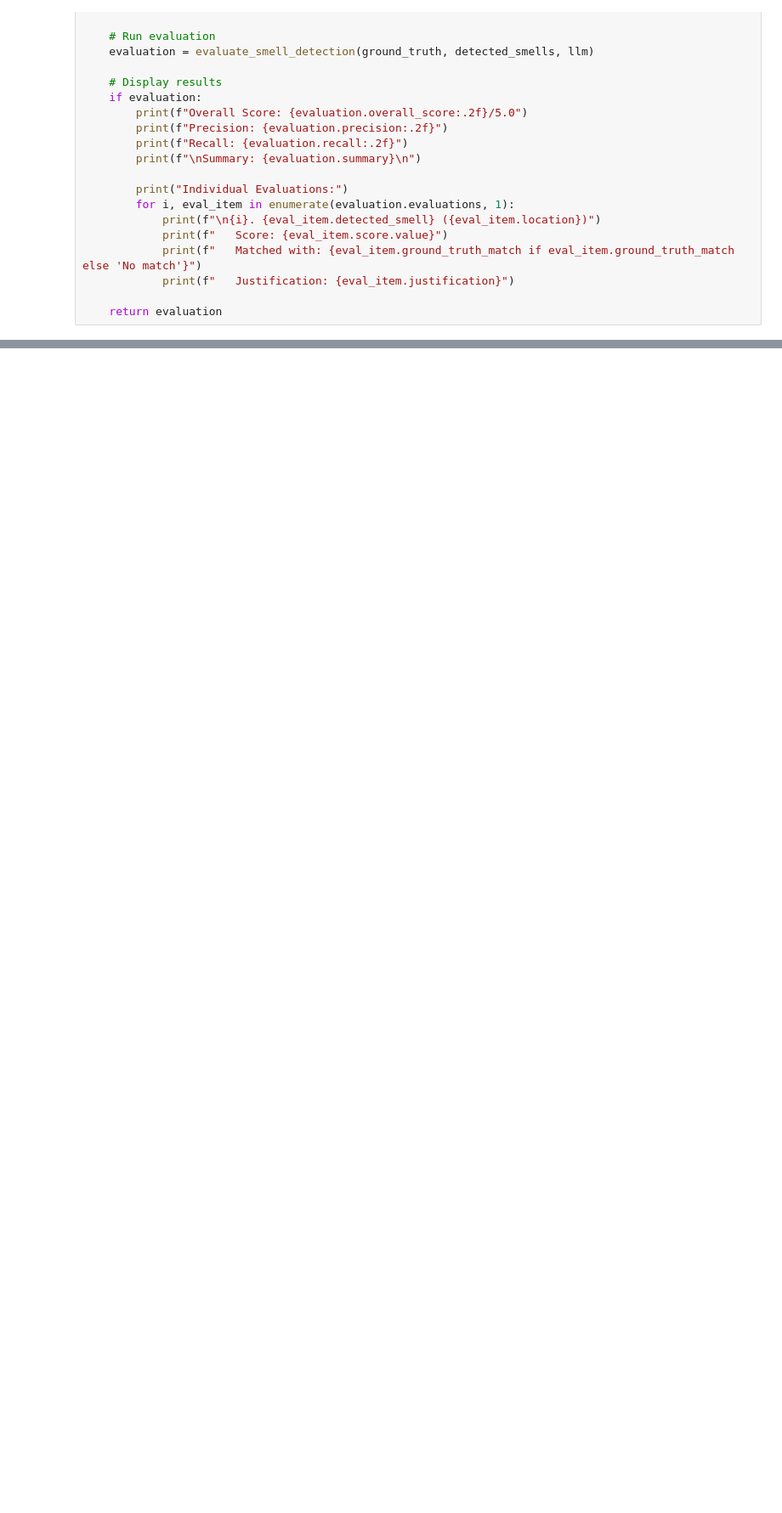
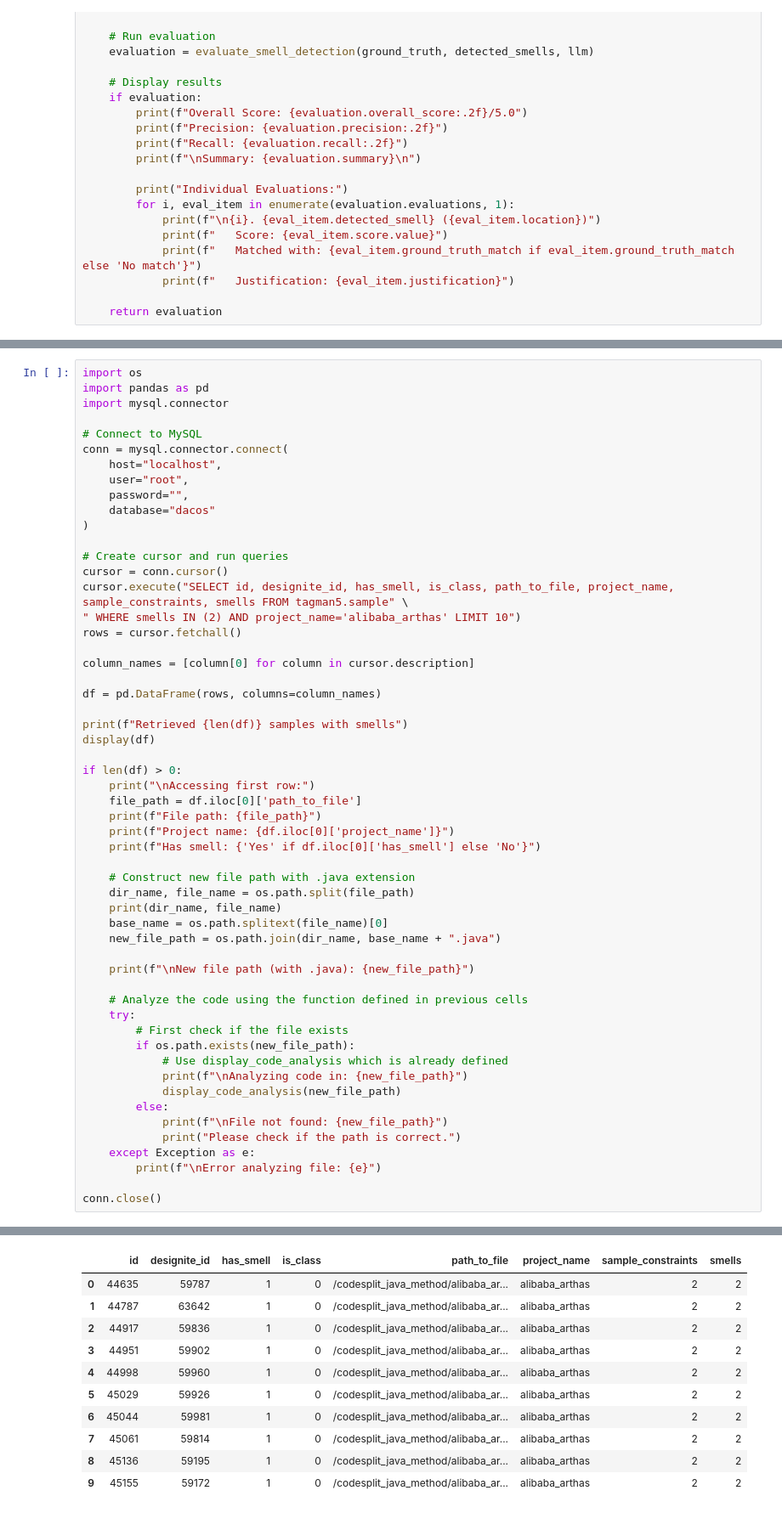
Before and after one commit to hpietukhin/smellai, a Jupyter notebook: may25/experiment1.ipynb, the cells around one changed output, grey strips where cells are left out. Shown at 85% size. Cells and saved outputs as stored; diff of their text form; blank space fills up the shorter version.

```diff
--- a/may25/experiment1.ipynb
+++ b/may25/experiment1.ipynb
@@ -587,0 +801,56 @@ if results:
+# %%
+import os
+import pandas as pd
+import mysql.connector
+
+# Connect to MySQL
+conn = mysql.connector.connect(
+    host="localhost",
+    user="root",
+    password="",
+    database="dacos"
+)
+
+# Create cursor and run queries
+cursor = conn.cursor()
+cursor.execute("SELECT id, designite_id, has_smell, is_class, path_to_file, project_name, sample_constraints, smells FROM tagman5.sample" \
+" WHERE smells IN (2) AND project_name='alibaba_arthas' LIMIT 10")
+rows = cursor.fetchall()
+
+column_names = [column[0] for column in cursor.description]
+
+df = pd.DataFrame(rows, columns=column_names)
+
+print(f"Retrieved {len(df)} samples with smells")
+display(df)
+
+if len(df) > 0:
+    print("\nAccessing first row:")
+    file_path = df.iloc[0]['path_to_file']
+    print(f"File path: {file_path}")
+    print(f"Project name: {df.iloc[0]['project_name']}")
+    print(f"Has smell: {'Yes' if df.iloc[0]['has_smell'] else 'No'}")
+
+    # Construct new file path with .java extension
+    dir_name, file_name = os.path.split(file_path)
+    print(dir_name, file_name)
+    base_name = os.path.splitext(file_name)[0]
+    new_file_path = os.path.join(dir_name, base_name + ".java")
+
+    print(f"\nNew file path (with .java): {new_file_path}")
+
+    # Analyze the code using the function defined in previous cells
+    try:
+        # First check if the file exists
+        if os.path.exists(new_file_path):
+            # Use display_code_analysis which is already defined
+            print(f"\nAnalyzing code in: {new_file_path}")
+            display_code_analysis(new_file_path)
+        else:
+            print(f"\nFile not found: {new_file_path}")
+            print("Please check if the path is correct.")
+    except Exception as e:
+        print(f"\nError analyzing file: {e}")
+
+conn.close()
+# %% [output]
@@ -587,0 +858,11 @@ if results:
+|  | id | designite_id | has_smell | is_class | path_to_file | project_name | sample_constraints | smells |
+| 0 | 44635 | 59787 | 1 | 0 | /codesplit_java_method/alibaba_ar... | alibaba_arthas | 2 | 2 |
+| 1 | 44787 | 63642 | 1 | 0 | /codesplit_java_method/alibaba_ar... | alibaba_arthas | 2 | 2 |
+| 2 | 44917 | 59836 | 1 | 0 | /codesplit_java_method/alibaba_ar... | alibaba_arthas | 2 | 2 |
+| 3 | 44951 | 59902 | 1 | 0 | /codesplit_java_method/alibaba_ar... | alibaba_arthas | 2 | 2 |
+| 4 | 44998 | 59960 | 1 | 0 | /codesplit_java_method/alibaba_ar... | alibaba_arthas | 2 | 2 |
+| 5 | 45029 | 59926 | 1 | 0 | /codesplit_java_method/alibaba_ar... | alibaba_arthas | 2 | 2 |
+| 6 | 45044 | 59981 | 1 | 0 | /codesplit_java_method/alibaba_ar... | alibaba_arthas | 2 | 2 |
+| 7 | 45061 | 59814 | 1 | 0 | /codesplit_java_method/alibaba_ar... | alibaba_arthas | 2 | 2 |
+| 8 | 45136 | 59195 | 1 | 0 | /codesplit_java_method/alibaba_ar... | alibaba_arthas | 2 | 2 |
+| 9 | 45155 | 59172 | 1 | 0 | /codesplit_java_method/alibaba_ar... | alibaba_arthas | 2 | 2 |
```
Also changed, not shown: parts of 17 cells of this notebook, 1 other file.
